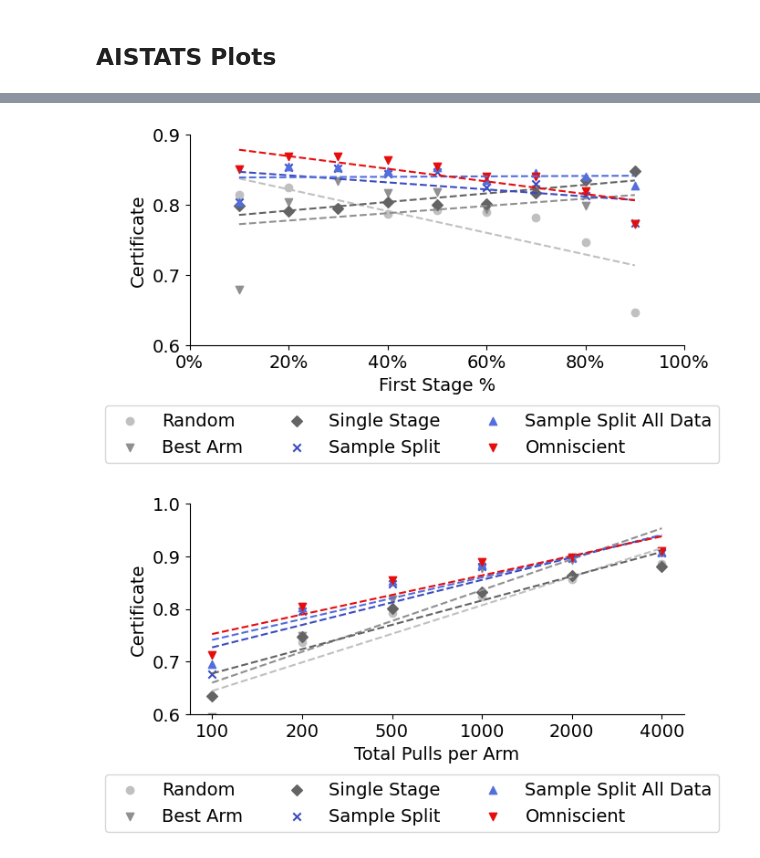
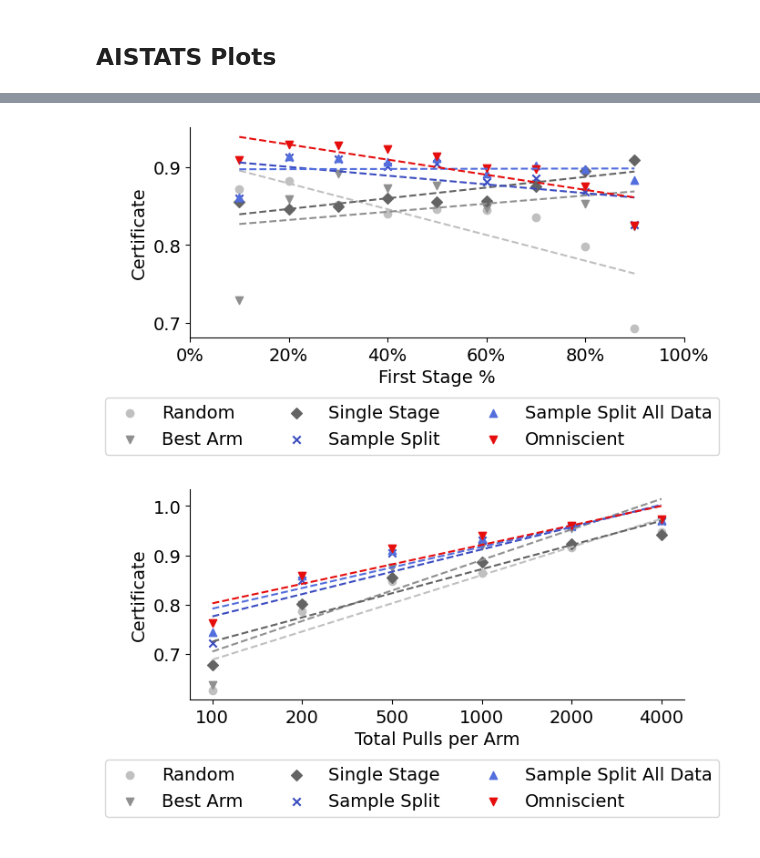
Before and after one commit to secg5/risk_certificate, a Jupyter notebook: scripts/notebooks/Plotting.ipynb, the cells around one changed output, grey strips where cells are left out. Drawn from its saved outputs; the diff is of its cells as text; code cells hidden in the pictures.

```diff
--- a/scripts/notebooks/Plotting.ipynb
+++ b/scripts/notebooks/Plotting.ipynb
@@ -52,3 +52,4 @@ for i,m in enumerate(adaptive_methods):
     colors_by_method[m] = wistia[i]
 
 colors_by_method['omniscient'] = np.array([0.9,0.05,0.05,1.0])
+colors_by_method['median_effect'] = np.array([0.2, 0.6, 0.2, 1.0])
@@ -62,14 +202,14 @@ for i,m in enumerate(non_adaptive_methods+our_methods+['omniscient']+adaptive_me
 # %%
 fig, axs = plt.subplots(1,3, figsize=(12, 4))
-method_names = ['random','k_1','one_stage','sample_split','sample_split_total','two_stage_thompson','two_stage_successive_elimination','successive_elimination','ucb','omniscient']
-nice_names = ["Random","Best Arm","Single Stage","Sample Split","Sample Split All Data","Two-Stage Thompson Sampling","Two-Stage Successive Elimination","Successive Elimination","UCB","Omniscient"]
+method_names = ['sample_split','sample_split_total','two_stage_thompson','two_stage_successive_elimination', 'omniscient']
+nice_names = ["Random","Sample Split","Sample Split All Data","Two-Stage Thompson Sampling","Two-Stage Successive Elimination", "Omniscient"]
 width = 0.1
 plt.figure(figsize=(7,4))
 
 baseline_params = {'sample_size': 500, 'number_arms': 10}
 dataset = "baseline"
 first_stage_sizes = [50,250,450]
-first_stage_percent = ["5%","50%","95%"]
+first_stage_percent = ["5%","50%","90%"]
 
 x_locations = []
 shift = 0
@@ -85,7 +225,7 @@ for i in range(len(first_stage_sizes)):
     num_data = 0
     if len(results)>0:
         num_data = len(results)*len(results[0]['random']['certificate'])
-    results = aggregate_data(results)
+    results = aggregate_normalize_data(results,baseline='one_stage')
     for k,m in enumerate(method_names):
         score_by_n = []
         std_by_n = []
@@ -116,4 +256,4 @@ handles, labels = axs[0].get_legend_handles_labels()
 fig.legend(handles, labels, loc='upper center',ncol=4,bbox_to_anchor=(0.5,-0.05),fontsize=14)
 
 fig.supxlabel("First Stage %",fontsize=14,x=0.5,y=-0.03)
-fig.savefig("../../results/figures/non_adaptive.pdf",dpi=300, bbox_inches='tight')
+fig.savefig("../../results/figures/two_stage.pdf",dpi=300, bbox_inches='tight')
@@ -125,7 +268,7 @@ fs = 50*200
 temp_params = {'number_arms': 10, 'sample_size': 500, 'first_stage_size': 250}
 results = get_results_matching_parameters(dataset,"",temp_params)
 print(results)
-results = aggregate_data(results)
+results = aggregate_normalize_data(results,baseline='one_stage')
 
 value_by_k = [results['k_{}'.format(i)][0] for i in range(1,temp_params['number_arms']+1)]
 plt.plot(list(range(1,temp_params['number_arms']+1)),value_by_k,label='Fixed K',color=colors_by_method['fixed_k'])
@@ -154,7 +297,8 @@ for first_stage_percent in first_stage_percents:
     baseline_params['number_arms'] = 10
     dataset = "baseline"
     results = get_results_matching_parameters(dataset,"",baseline_params)
-    results = aggregate_data(results)
+    results = aggregate_normalize_data(results,baseline='one_stage')
+#     results = aggregate_data(results)
 
     for method_name in method_names:
         plots_by_method[method_name].append(results['{}'.format(method_name)][0])
@@ -171,14 +315,14 @@ for i,m in enumerate(method_names):
     intercept = coefficients[1]
     plt.plot(x, slope * np.array(x) + intercept,'--', color=colors_by_method[m])
 
-plt.ylim([0.6,0.9])
+# plt.ylim([0.6,0.9])
 plt.xticks([0,0.2,0.4,0.6,0.8,1.0],first_stage_strs)
 plt.legend(fontsize=14,bbox_to_anchor=(0.45,-0.6),ncol=3,loc='lower center')
 plt.ylabel("Certificate")
 plt.xlabel("First Stage %")
 plt.savefig("../../results/figures/first_stage_percent.pdf",dpi=300, bbox_inches='tight')
 # %% [output]
-[figure, old version]
+[figure, new version]
 # %%
 plt.figure(figsize=(7,3))
 method_names = ['random','k_1','one_stage','sample_split','sample_split_total','omniscient']
@@ -191,36 +335,36 @@ plots_by_method = {}
 for m in method_names:
     plots_by_method[m] = []
 
 for total_stage_value in total_stage_values:
     baseline_params['first_stage_size'] = total_stage_value//20*10
     baseline_params['sample_size'] = total_stage_value
     dataset = "baseline"
     results = get_results_matching_parameters(dataset,"",baseline_params)
-    results = aggregate_data(results)
+    results = aggregate_normalize_data(results,baseline='one_stage')
 
     for method_name in method_names:
         plots_by_method[method_name].append(results['{}'.format(method_name)][0])
 
 for i,m in enumerate(method_names):
     zipped_values = zip(list(range(len(total_stage_values))),plots_by_method[m])
     zipped_values = [i for i in zipped_values]
     zipped_values = sorted(zipped_values,key=lambda k: k[0])
     x,y = list(zip(*zipped_values))
     plt.scatter(x,y,marker=shapes_by_method[m],color=colors_by_method[m],label=nice_names[i])
 
     coefficients = np.polyfit(x, y, 1)
     slope = coefficients[0]
     intercept = coefficients[1]
     plt.plot(x, slope * np.array(x) + intercept,'--', color=colors_by_method[m])
 
-plt.ylim([0.6,1])
+# plt.ylim([0.6,1])
 plt.xticks(list(range(len(total_stage_values))),total_stage_values)
 plt.legend(fontsize=14,bbox_to_anchor=(0.45,-0.6),ncol=3,loc='lower center')
 plt.ylabel("Certificate")
 plt.xlabel("Total Pulls per Arm")
 plt.savefig("../../results/figures/total_pulls.pdf",dpi=300, bbox_inches='tight')
 # %% [output]
-[figure, old version]
+[figure, new version]
 # %%
 fig, axs = plt.subplots(1,4, figsize=(16, 4))
 method_names = ['random','k_1','one_stage','sample_split','sample_split_total','two_stage_thompson','two_stage_successive_elimination','successive_elimination','ucb','omniscient']
```
Also changed, not shown: parts of 19 cells of this notebook, 1 other file.
